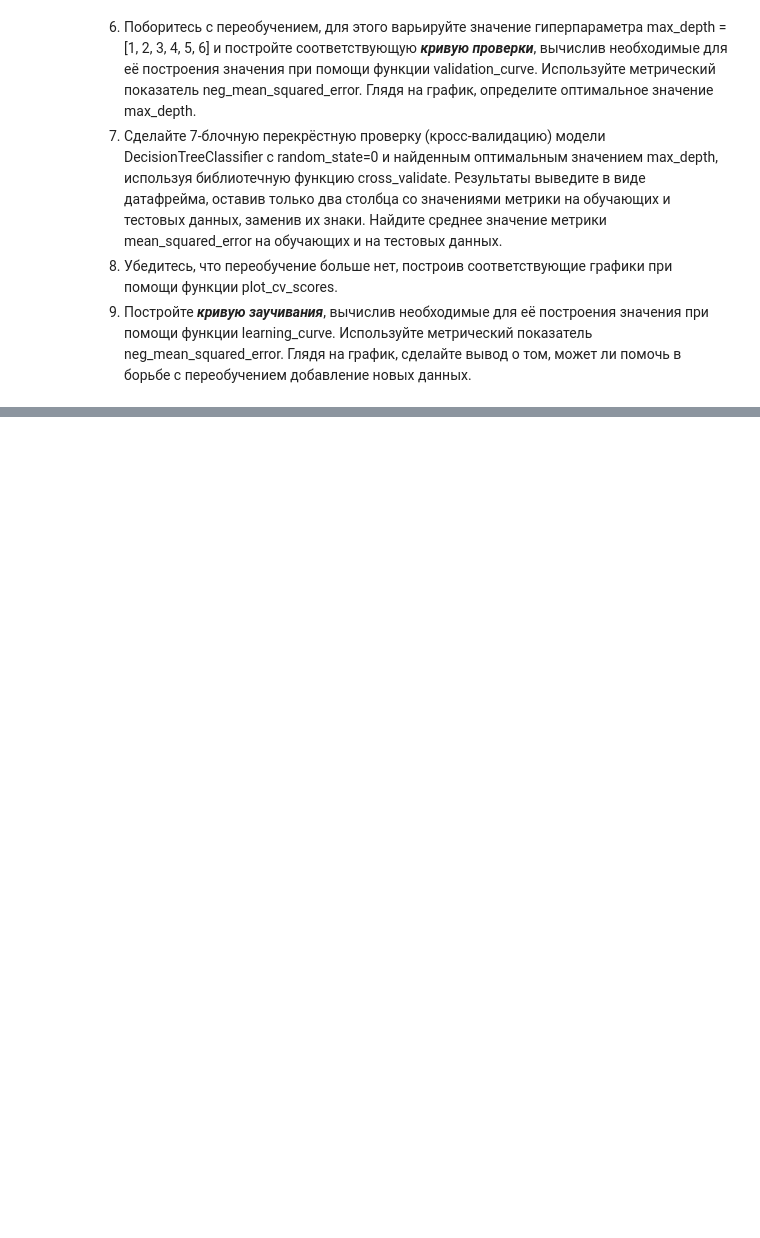
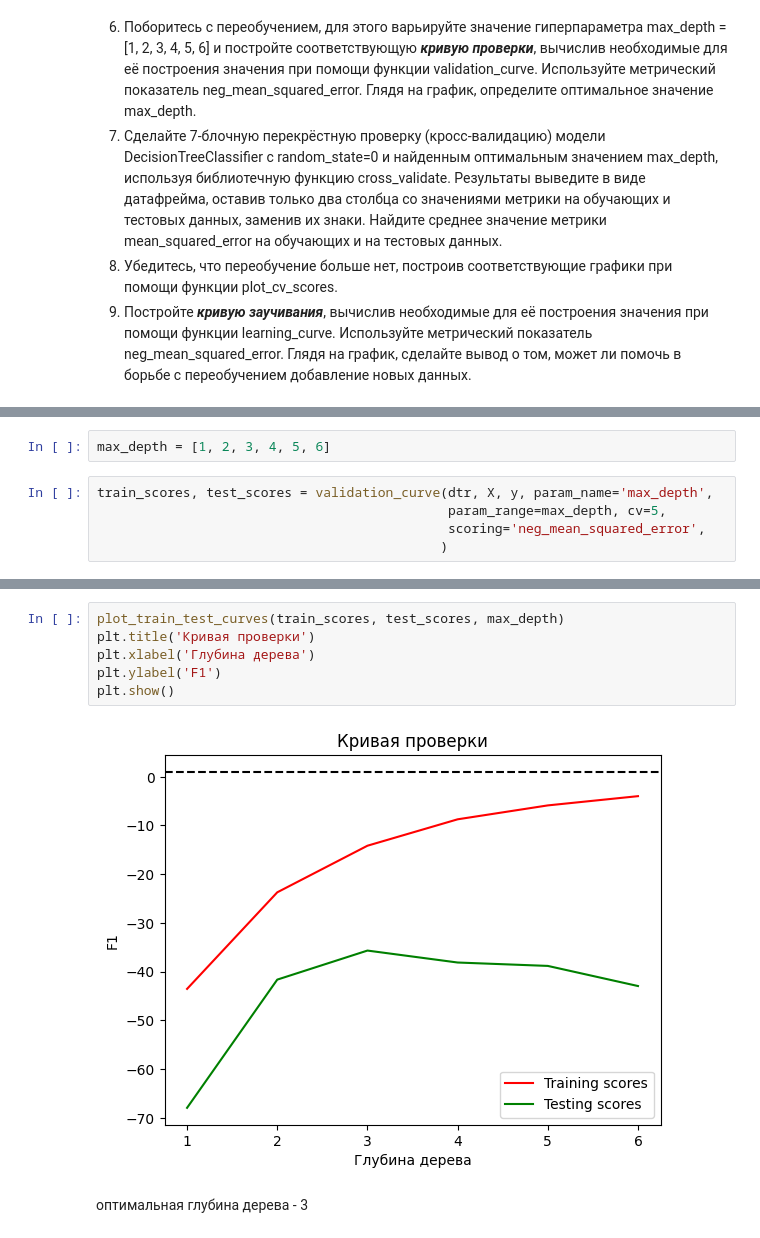
Before and after one commit to consciousnss/fa-machine-learning, a Jupyter notebook: semestr2/trees/overfitting.ipynb, the cells around one changed output, grey strips where cells are left out. Cells and saved outputs as stored; diff of their text form; blank space fills up the shorter version.

```diff
--- a/semestr2/trees/overfitting.ipynb
+++ b/semestr2/trees/overfitting.ipynb
@@ -290,0 +368,7 @@ plt.show()
+# %%
+max_depth = [1, 2, 3, 4, 5, 6]
+# %%
+train_scores, test_scores = validation_curve(dtr, X, y, param_name='max_depth',
+                                             param_range=max_depth, cv=5,
+                                             scoring='neg_mean_squared_error',
+                                            )
@@ -290,0 +380,10 @@ plt.show()
+# %%
+plot_train_test_curves(train_scores, test_scores, max_depth)
+plt.title('Кривая проверки')
+plt.xlabel('Глубина дерева')
+plt.ylabel('F1')
+plt.show()
+# %% [output]
+[figure, added]
+# %% [markdown]
+оптимальная глубина дерева - 3
```
Also changed, not shown: parts of 29 cells of this notebook.
